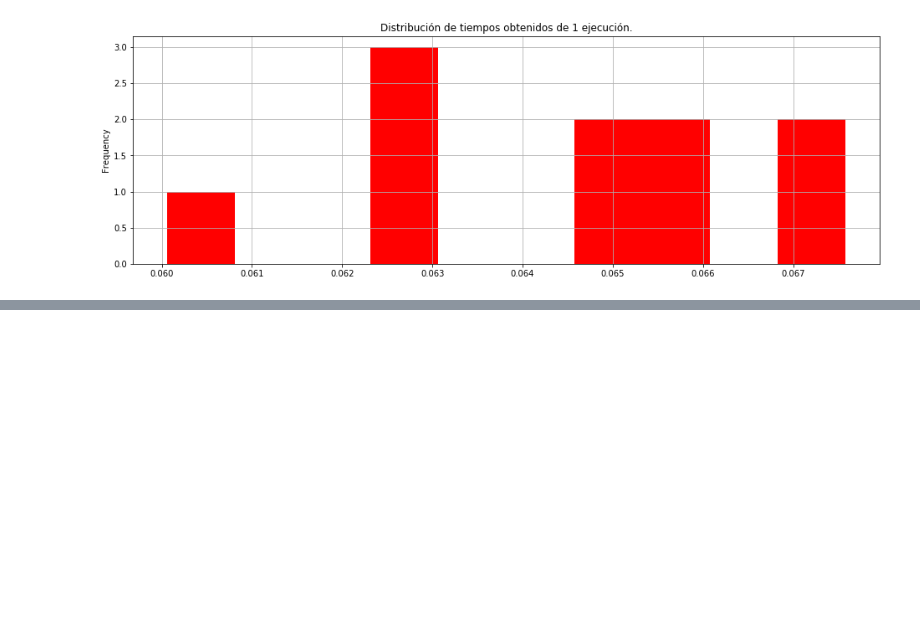
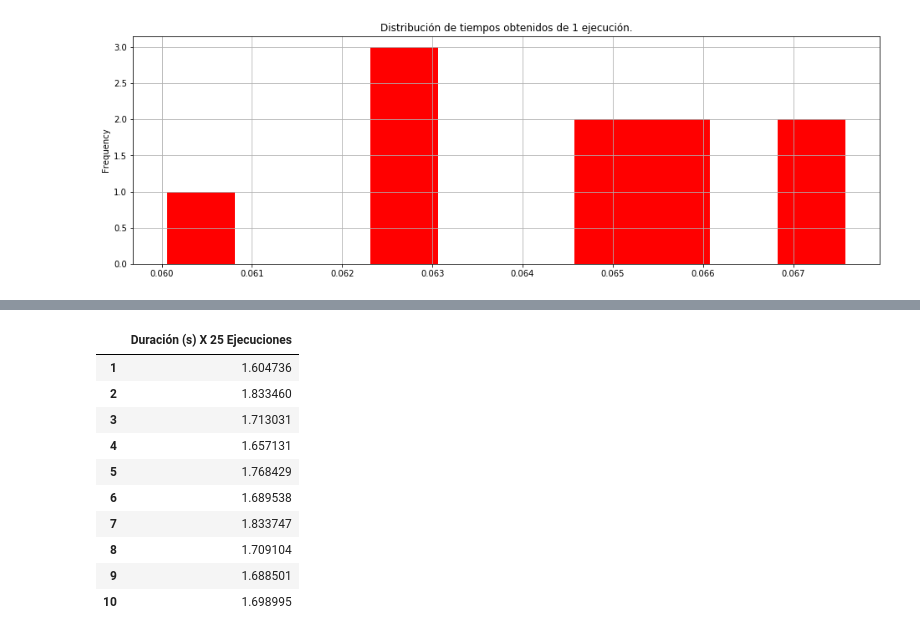
Before and after one commit to thewilly/GIISOF01-2-002-Arquitectura-Computadores, a Jupyter notebook: notebooks/2018-11-02-teamwork-all.ipynb, the cells around one changed output, grey strips where cells are left out. Drawn from its saved outputs; the diff is of its cells as text; code cells hidden in the pictures; blank space fills up the shorter version.

```diff
--- a/notebooks/2018-11-02-teamwork-all.ipynb
+++ b/notebooks/2018-11-02-teamwork-all.ipynb
@@ -363,0 +457,18 @@ Para el problema dado:
+# %%
+data = pd.Series([1.604736,1.833460,1.713031,1.657131,1.768429,1.689538,1.833747,1.709104,1.688501,1.698995],
+                 index=['1', '2', '3', '4', '5', '6', '7', '8', '9', '10'])
+unique_executions = data/executions
+table = pd.DataFrame({'Duración (s) X 25 Ejecuciones':data})
+table
+# %% [output]
+|  | Duración (s) X 25 Ejecuciones |
+| 1 | 1.604736 |
+| 2 | 1.833460 |
+| 3 | 1.713031 |
+| 4 | 1.657131 |
+| 5 | 1.768429 |
+| 6 | 1.689538 |
+| 7 | 1.833747 |
+| 8 | 1.709104 |
+| 9 | 1.688501 |
+| 10 | 1.698995 |
```
Also changed, not shown: parts of 52 cells of this notebook.
